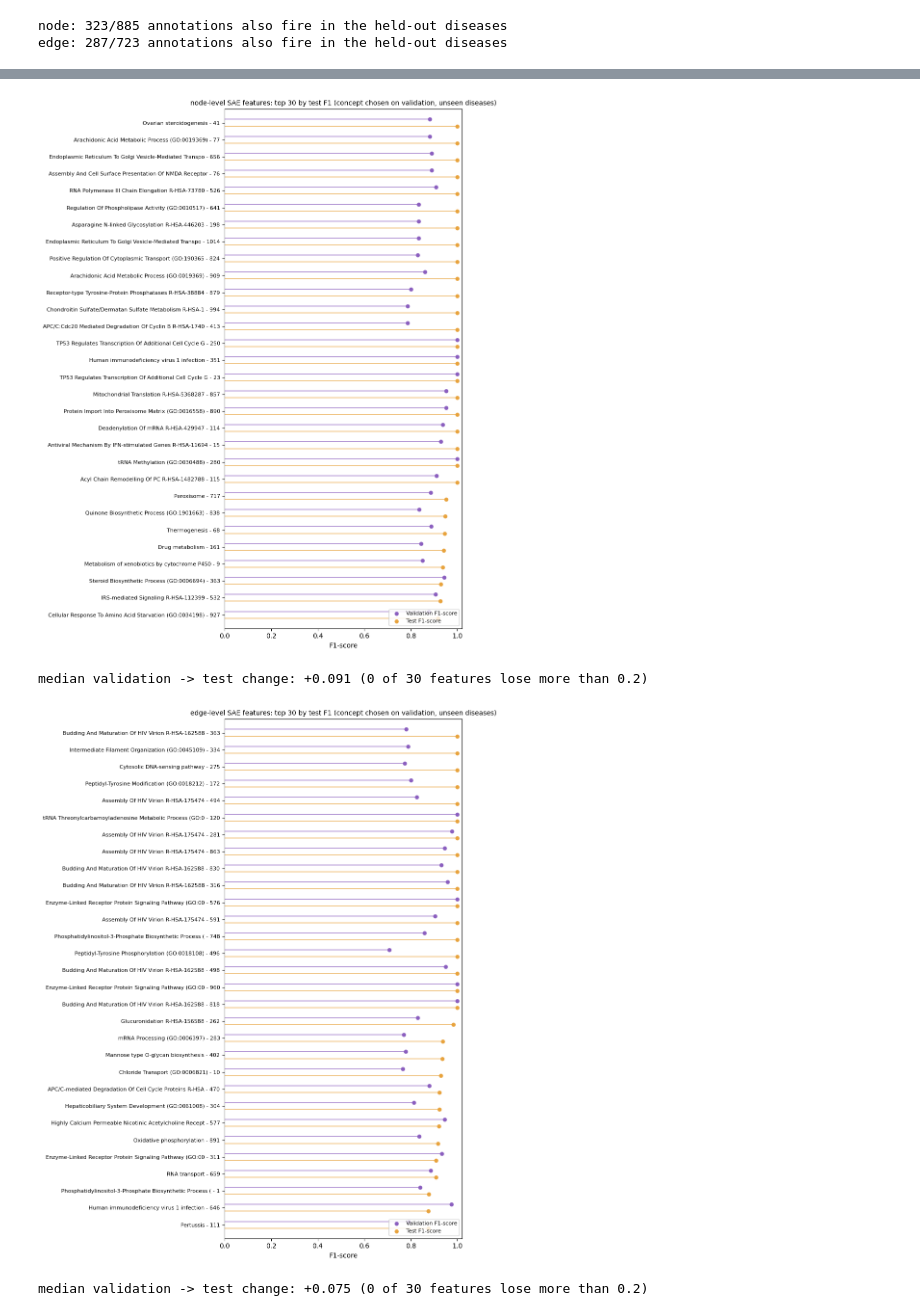
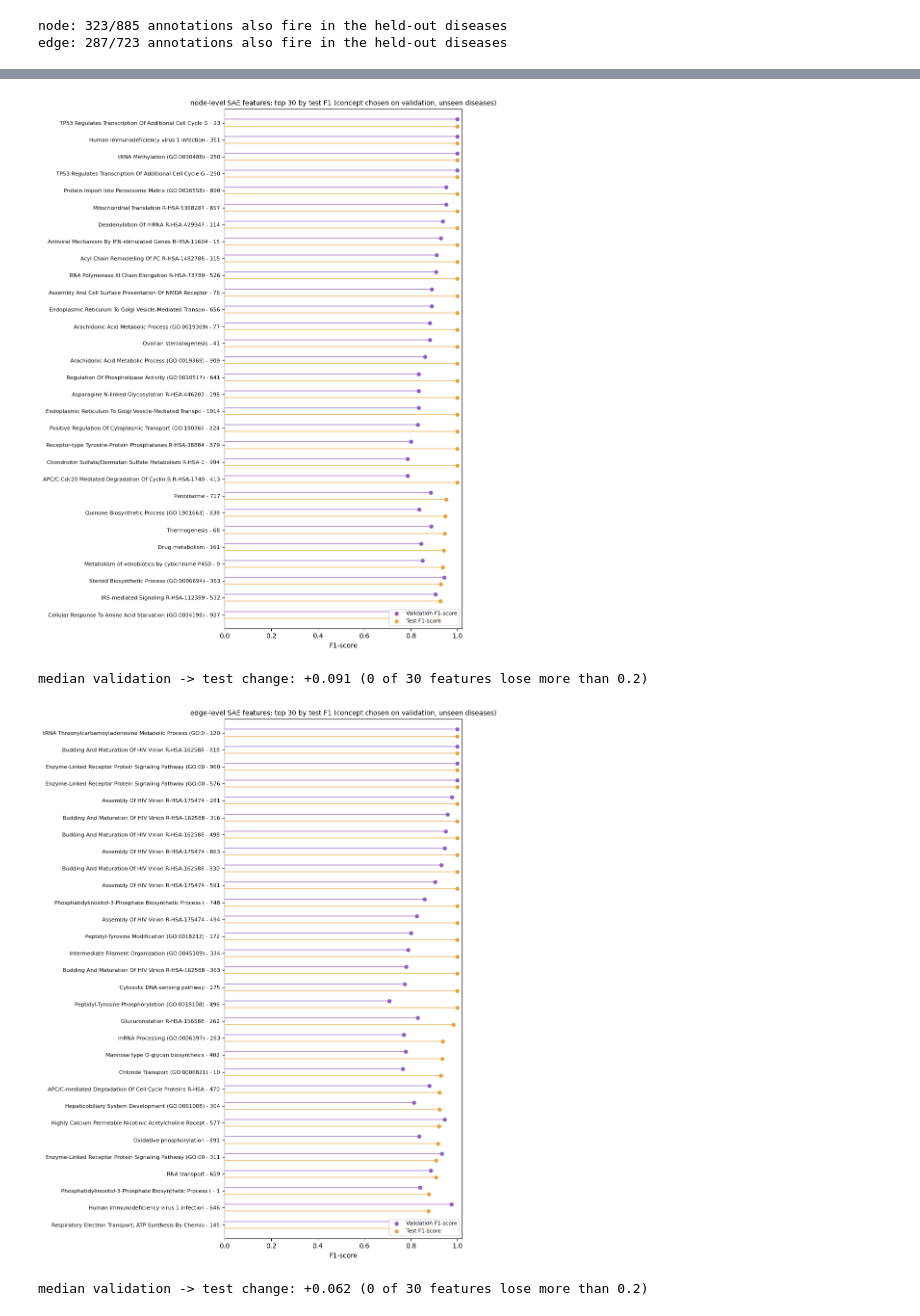
Before and after one commit to Multiomics-Analytics-Group/gea, a Jupyter notebook: docs/tutorial/mask-the-interactome.ipynb, the cells around one changed output, grey strips where cells are left out. Saved outputs shown, nothing was run; the diff lists cells and outputs as text; code cells hidden in the pictures.

```diff
--- a/docs/tutorial/mask-the-interactome.ipynb
+++ b/docs/tutorial/mask-the-interactome.ipynb
@@ -1937,0 +2509,30 @@ graph: data/mask-the-interactome/embeddings/sae_graph.pt  (1056 KB)
+# %%
+tbl = cancer_specific.sort_values("rate_in").reset_index(drop=True)
+y = np.arange(len(tbl), dtype=float)
+offset = 0.2
+
+fig, ax = plt.subplots(figsize=(8.5, 0.32 * len(tbl) + 1.6))
+ax.hlines(y + offset, 0, tbl["rate_in"], color="#8b5fbf", lw=1.2, alpha=0.75, zorder=1)
+ax.hlines(y - offset, 0, tbl["runner_rate"], color="#e8a33d", lw=1.2, alpha=0.75, zorder=1)
+ax.scatter(tbl["rate_in"], y + offset, s=26, color="#8b5fbf", zorder=3, label="fires in cancers")
+ax.scatter(tbl["runner_rate"], y - offset, s=26, color="#e8a33d", zorder=3,
+           label="fires in its runner-up category")
+
+for yi, (runner, rate) in enumerate(zip(tbl["runner_up"], tbl["runner_rate"])):
+    ax.annotate(runner, (rate, yi - offset), textcoords="offset points", xytext=(7, -3),
+                fontsize=7, color="#8a6a20")
+
+ax.set_yticks(y)
+ax.set_yticklabels([f"feature {f} ({n} cancers)" for f, n in zip(tbl["feature"], tbl["n_diseases"])],
+                   fontsize=8)
+ax.set_ylim(-0.8, len(tbl) - 0.2)
+ax.set_xlabel("fraction of that category's diseases where the feature fires")
+ax.set_xlim(0, max(tbl["rate_in"].max(), tbl["runner_rate"].max()) * 1.3)
+ax.legend(loc="lower right", fontsize=8, frameon=True)
+ax.grid(False)
+ax.set_title(f"Cancer against its strongest competitor, for each of the {len(tbl)} cancer-specific features",
+             fontsize=10)
+plt.tight_layout(); plt.show()
+
+print(f"median coverage of the cancers: {tbl['rate_in'].median():.1%} | "
+      f"median margin over the runner-up: {(tbl['rate_in'] / tbl['runner_rate']).median():.2f}x")
@@ -2253,39 +3160,44 @@ Two stems per feature — validation F1 (where the term was picked) above, test
 def plot_val_test_f1(table, level, top_n=30):
     # Ranked by test F1: these are the concepts that actually generalised to held-out diseases,
     # not just the ones that happened to score best on the diseases used to pick them.
-    tbl = table.dropna(subset=["f1_test"]).sort_values("f1_test", ascending=False).head(top_n).iloc[::-1]
+    tbl = (
+        table.dropna(subset=["f1_test"])
+        .sort_values(["f1_test", "f1_val"], ascending=[False, False])
+        .head(top_n)
+        .iloc[::-1]
+    )
     labels = [f"{str(t).split(' | ')[-1][:55]} - {int(f)}" for t, f in zip(tbl["term"], tbl["feature"])]
     y = np.arange(len(tbl), dtype=float)
     val, test = tbl["f1_val"].to_numpy(), tbl["f1_test"].to_numpy()
     scored = ~np.isnan(test)
     offset = 0.2
 
     fig, ax = plt.subplots(figsize=(9, 0.34 * len(tbl) + 1.5))
     ax.hlines(y + offset, 0, val, color="#8b5fbf", lw=1.2, alpha=0.75, zorder=1)
     ax.hlines(y[scored] - offset, 0, test[scored], color="#e8a33d", lw=1.2, alpha=0.75, zorder=1)
     ax.scatter(val, y + offset, s=26, color="#8b5fbf", zorder=3, label="Validation F1-score")
     ax.scatter(test[scored], y[scored] - offset, s=26, color="#e8a33d", zorder=3, label="Test F1-score")
 
     ax.set_yticks(y)
     ax.set_yticklabels(labels, fontsize=8)
     ax.set_ylim(-0.8, len(tbl) - 0.2)
     ax.set_xlabel("F1-score")
     ax.set_xlim(0, 1.02)
     ax.legend(loc="lower right", fontsize=8, frameon=True)
     ax.grid(False)
     ax.set_title(f"{level}-level SAE features: top {top_n} by test F1 "
                  f"(concept chosen on validation, unseen diseases)", fontsize=10)
     plt.tight_layout(); plt.show()
 
     delta = (tbl["f1_test"] - tbl["f1_val"]).dropna()
     print(f"median validation -> test change: {delta.median():+.3f} "
           f"({(delta < -0.2).sum()} of {len(delta)} features lose more than 0.2)")
 
 
 plot_val_test_f1(node_table, "node")
 plot_val_test_f1(edge_table, "edge")
 # %% [output]
-[figure, old version]
+[figure, new version]
 median validation -> test change: +0.091 (0 of 30 features lose more than 0.2)
-[figure, old version]
+[figure, new version]
-median validation -> test change: +0.075 (0 of 30 features lose more than 0.2)
+median validation -> test change: +0.062 (0 of 30 features lose more than 0.2)
```
Also changed, not shown: parts of 47 cells of this notebook, 6 other files.
